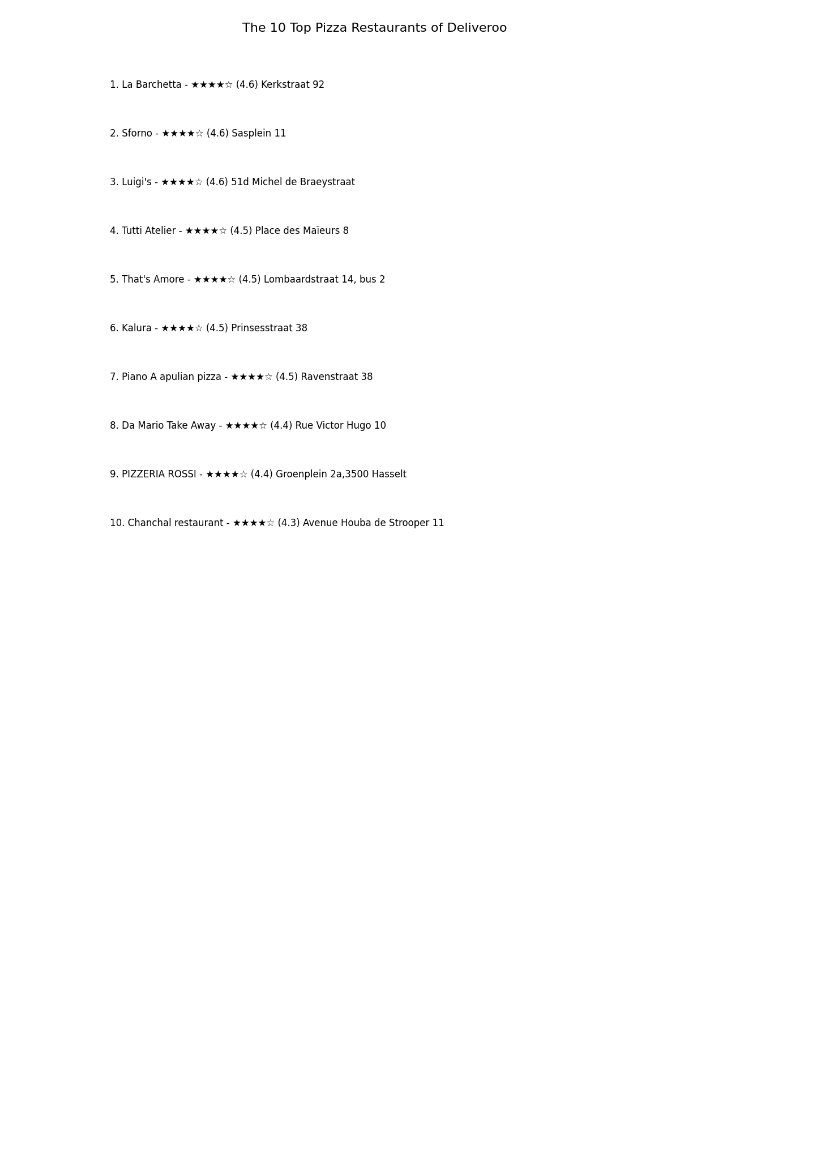
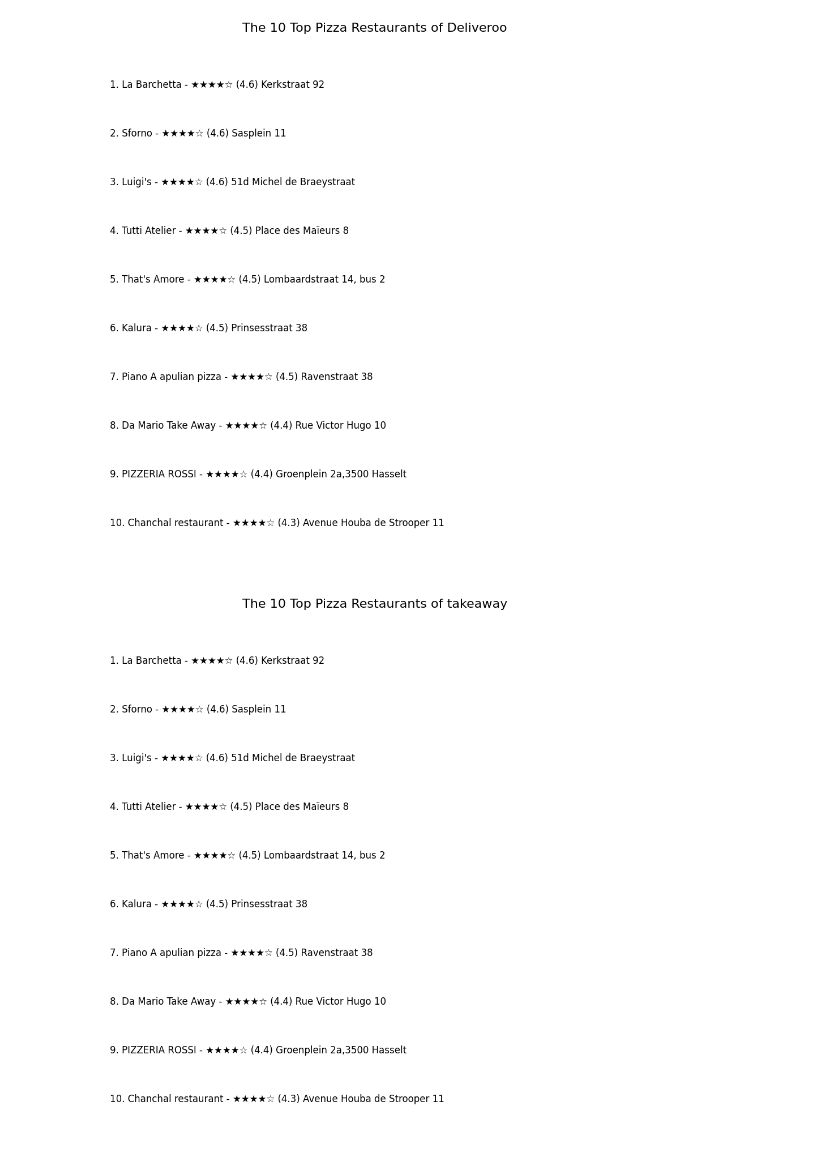
Before and after one commit to koranaaa/delivery-market-analysis-with-SQL, a Jupyter notebook: Munatdher/test.ipynb, the cells around one changed output. Drawn from its saved outputs; the diff is of its cells as text; code cells hidden in the pictures; blank space fills up the shorter version.

```diff
--- a/Munatdher/test.ipynb
+++ b/Munatdher/test.ipynb
@@ -49,3 +49,49 @@ plt.tight_layout()
 plt.show()
 # %% [output]
 [figure]
+# %%
+import sqlite3
+import pandas as pd
+import matplotlib.pyplot as plt
+# Step 1: Connect to the SQLite database
+db_path = r"..\databases\takeaway.db"
+connection = sqlite3.connect(db_path)
+cursor = connection.cursor()
+# Step 2: Query the top pizza restaurants
+query = """
+SELECT name AS restaurant_name, category, address, rating
+FROM restaurants
+WHERE category LIKE '%pizza%'
+ORDER BY rating DESC
+LIMIT 10;
+"""
+# Step 3: Create a DataFrame
+top_pizza_df = pd.DataFrame(results, columns=["Restaurant Name", "Category", "Address", "Rating"])
+# Step 4: Add a star rating column
+top_pizza_df["Star Rating"] = top_pizza_df["Rating"].apply(lambda x: "★" * int(x) + "☆" * (5 - int(x)))
+# Step 5: Generate the visualization
+fig, ax = plt.subplots(figsize=(12, len(top_pizza_df)))  # Dynamically adjust size based on number of entries
+
+# Iterate over the DataFrame to add sequential numbering, restaurant, rating, and location details
+for i, row in top_pizza_df.iterrows():
+    plt.text(
+        0.1,
+        len(top_pizza_df) - 1 - i,
+        f"{i + 1}. {row['Restaurant Name']} - {row['Star Rating']} ({row['Rating']:.1f}) {row['Address']}",
+        fontsize=12,
+        color="black",
+        verticalalignment="center"
+    )
+
+# Add a title to the visualization
+plt.title("The 10 Top Pizza Restaurants of takeaway", fontsize=16)
+
+# Turn off axes for a clean visual
+plt.gca().axis("off")
+plt.gca().set_ylim(-1, len(top_pizza_df))
+
+# Display the chart
+plt.tight_layout()
+plt.show()
+# %% [output]
+[figure, added]
```
Also changed, not shown: parts of 2 cells of this notebook.
